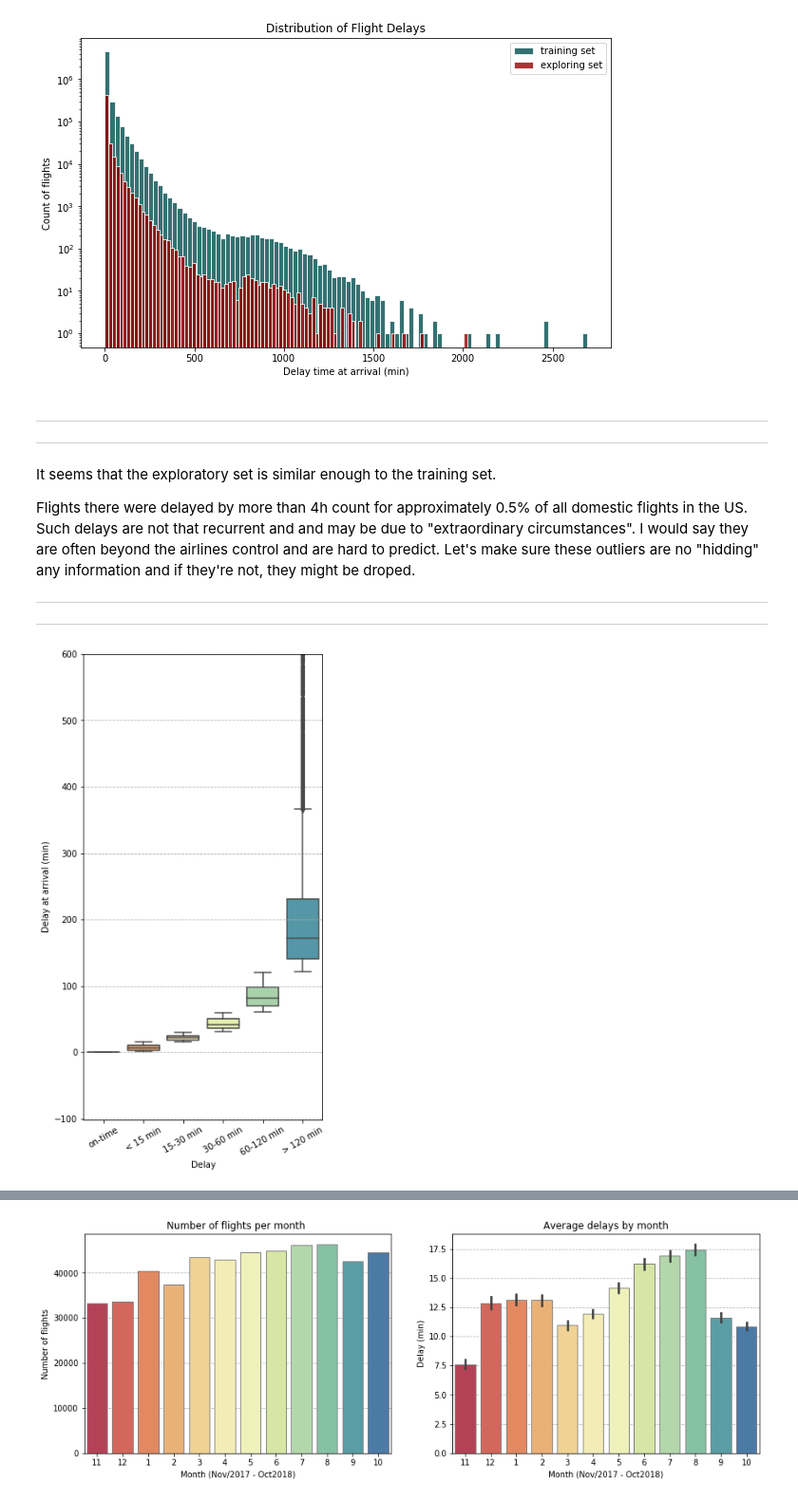
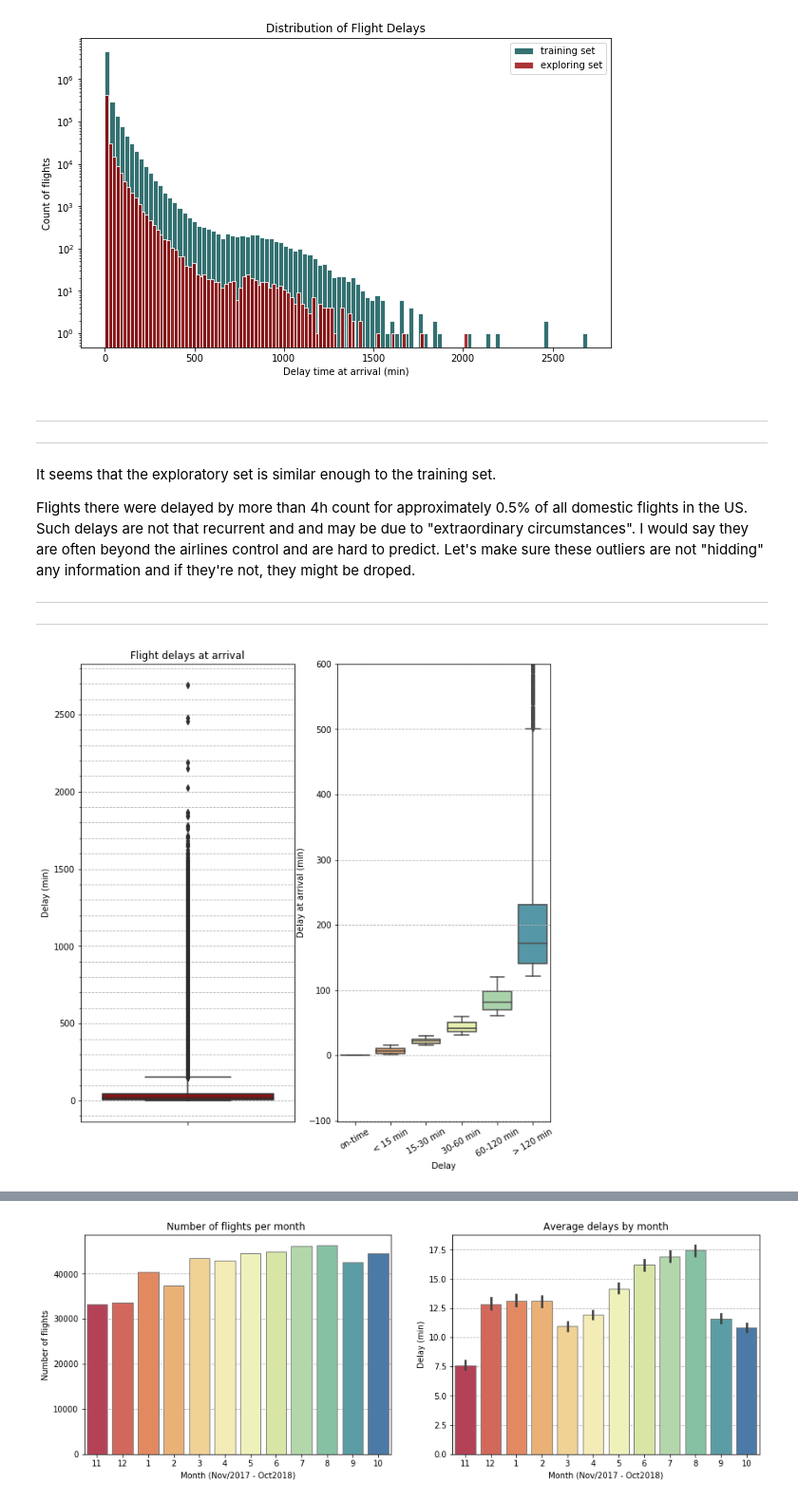
Before and after one commit to lubepe/PredictingFlightDelays, a Jupyter notebook: Predicting flight delays.ipynb, the cells around one changed output, grey strips where cells are left out. Shown at 95% size. Drawn from its saved outputs; the diff is of its cells as text; code cells hidden in the pictures.

```diff
--- a/Predicting flight delays.ipynb
+++ b/Predicting flight delays.ipynb
@@ -668,18 +680,28 @@ plt.show()
 -------
 It seems that the exploratory set is similar enough to the training set.
 
-Flights there were delayed by more than 4h count for approximately 0.5% of all domestic flights in the US. Such delays are not that recurrent and and may be due to "extraordinary circumstances". I would say they are often beyond the airlines control and are hard to predict. Let's make sure these outliers are no "hidding" any information and if they're not, they might be droped.
+Flights there were delayed by more than 4h count for approximately 0.5% of all domestic flights in the US. Such delays are not that recurrent and and may be due to "extraordinary circumstances". I would say they are often beyond the airlines control and are hard to predict. Let's make sure these outliers are not "hidding" any information and if they're not, they might be droped.
 
 --------
 --------
 # %%
-plt.figure(figsize=(5,10))
-grid = sns.boxplot(x='BIN_ARR_DELAY', y='ARR_DELAY_NEW', data=train_explor, palette=sns.color_palette("Spectral",6), zorder=2)
+plt.figure(figsize=(10,10))
+plt.subplot(121)
+delays = flights_df[flights_df.ARR_DELAY_NEW > 0]
+grid = sns.boxplot(y='ARR_DELAY_NEW', data=delays, color=sns.xkcd_rgb['blood red'], whis=3, zorder=2)
+grid.minorticks_on()
+grid.yaxis.grid( which='both', linestyle='--')
+grid.set_title('Flight delays at arrival')
+grid.set_ylabel('Delay (min)')
+
+plt.subplot(122)
+grid = sns.boxplot(x='BIN_ARR_DELAY', y='ARR_DELAY_NEW', data=train_explor, palette=sns.color_palette("Spectral",6),
+                   whis=3, zorder=2)
 grid.yaxis.grid( which='both', linestyle='--')
 grid.set_xlabel('Delay')
 grid.set_ylabel('Delay at arrival (min)')
 plt.xticks(rotation=30)
 plt.ylim(None,600)
 plt.show()
 # %% [output]
-[figure, old version]
+[figure, new version]
```
Also changed, not shown: parts of 58 cells of this notebook.
